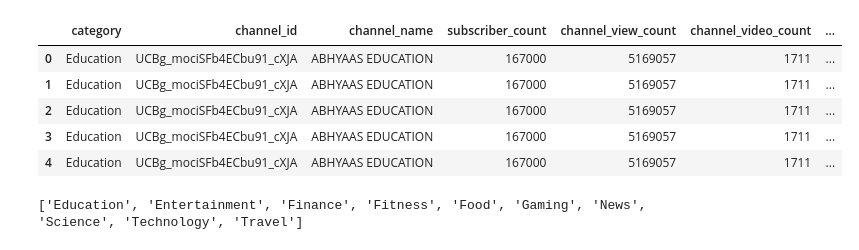
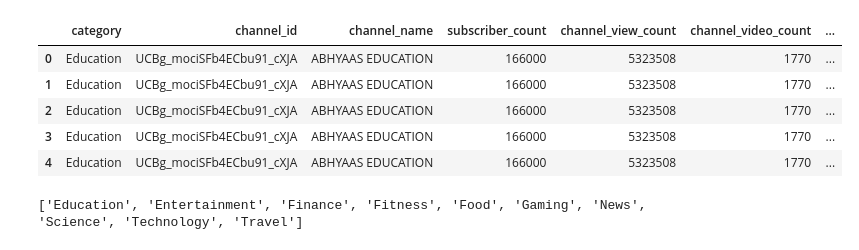
Before and after one commit to AIforeverything/MLOPS_youtube_CTA_Project, a Jupyter notebook: notebooks/experiment4.ipynb, the cells around one changed output. Drawn from its saved outputs; the diff is of its cells as text; code cells hidden in the pictures.

```diff
--- a/notebooks/experiment4.ipynb
+++ b/notebooks/experiment4.ipynb
@@ -12,13 +12,13 @@ os.chdir('../')
 # %%
-df= pd.read_csv("./data/raw/youtube_10000_videos.csv")
+df= pd.read_csv("./data/raw/youtube_20000_videos.csv")
 df.head()
 # %% [output]
 |  | category | channel_id | channel_name | subscriber_count | channel_view_count | channel_video_count | ... |
-| 0 | Education | UCBg_mociSFb4ECbu91_cXJA | ABHYAAS EDUCATION | 167000 | 5169057 | 1711 | ... |
-| 1 | Education | UCBg_mociSFb4ECbu91_cXJA | ABHYAAS EDUCATION | 167000 | 5169057 | 1711 | ... |
-| 2 | Education | UCBg_mociSFb4ECbu91_cXJA | ABHYAAS EDUCATION | 167000 | 5169057 | 1711 | ... |
-| 3 | Education | UCBg_mociSFb4ECbu91_cXJA | ABHYAAS EDUCATION | 167000 | 5169057 | 1711 | ... |
-| 4 | Education | UCBg_mociSFb4ECbu91_cXJA | ABHYAAS EDUCATION | 167000 | 5169057 | 1711 | ... |
+| 0 | Education | UCBg_mociSFb4ECbu91_cXJA | ABHYAAS EDUCATION | 166000 | 5323508 | 1770 | ... |
+| 1 | Education | UCBg_mociSFb4ECbu91_cXJA | ABHYAAS EDUCATION | 166000 | 5323508 | 1770 | ... |
+| 2 | Education | UCBg_mociSFb4ECbu91_cXJA | ABHYAAS EDUCATION | 166000 | 5323508 | 1770 | ... |
+| 3 | Education | UCBg_mociSFb4ECbu91_cXJA | ABHYAAS EDUCATION | 166000 | 5323508 | 1770 | ... |
+| 4 | Education | UCBg_mociSFb4ECbu91_cXJA | ABHYAAS EDUCATION | 166000 | 5323508 | 1770 | ... |
 # %%
 print(list(df["category"].unique()))
 # %% [output]
```
Also changed, not shown: parts of 19 cells of this notebook, 4 other files.
